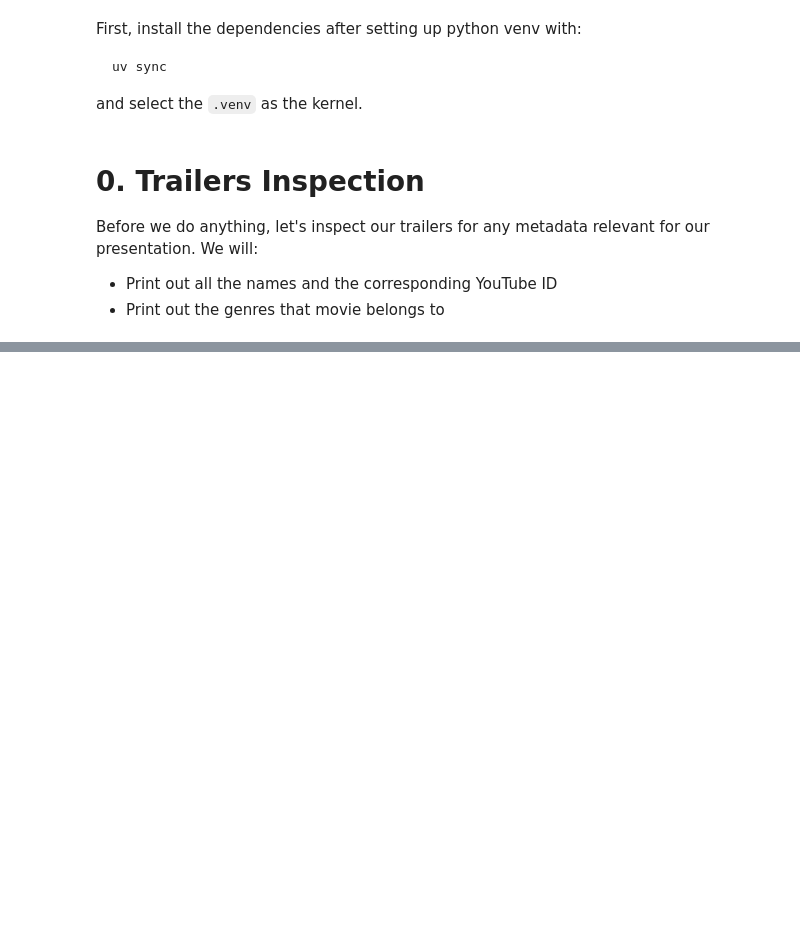
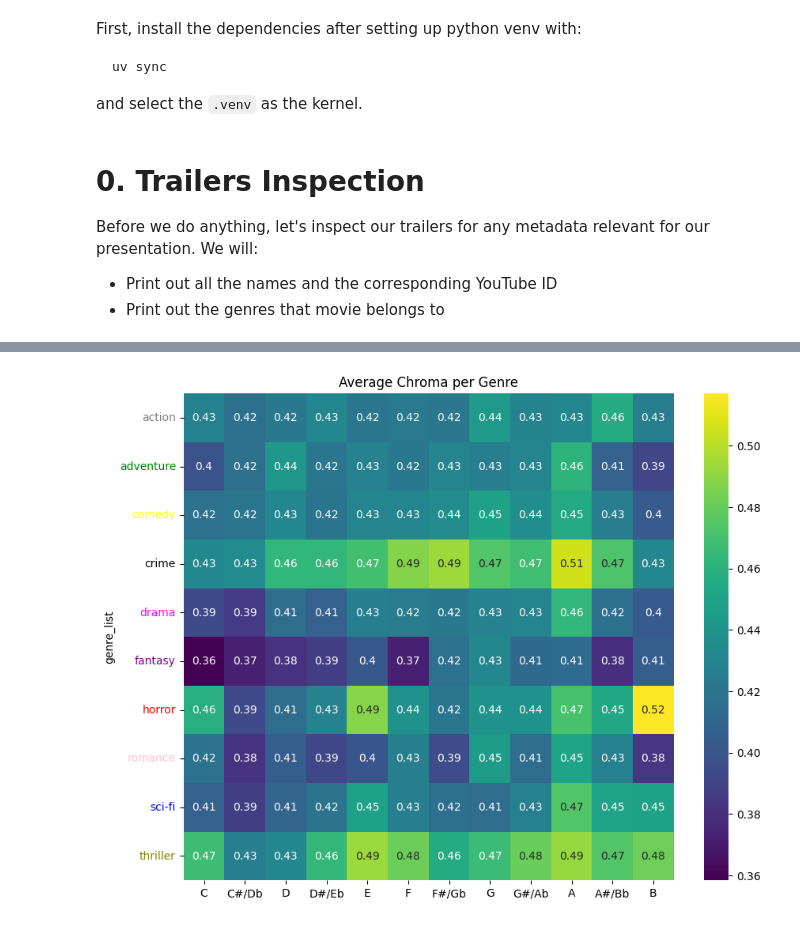
Before and after one commit to danit-niwattananan-personal/tum_nlp-projektwoche, a Jupyter notebook: audio_playground.ipynb, the cells around one changed output, grey strips where cells are left out. Cells and saved outputs as stored; diff of their text form; code cells hidden in the pictures; blank space fills up the shorter version.

```diff
--- a/audio_playground.ipynb
+++ b/audio_playground.ipynb
@@ -89,13 +89,6 @@ print(f"\n{'='*80}")
 print("DOWNLOADED TRAILERS ANALYSIS")
 print(f"{'='*80}")
 
-for i, info in enumerate(trailer_info, 1):
-    print(f"\n{i}. {info['movie_title']}")
-    print(f"   YouTube ID: {info['youtube_id']}")
-    print(f"   IMDB ID: {info['imdb_id']}")
-    print(f"   Genres: {info['genre_string']}")
-    print(f"   File: {info['file_path']}")
-
 # 6. Create a summary DataFrame
 if trailer_info:
     summary_df = pd.DataFrame(trailer_info)
@@ -105,7 +98,7 @@ if trailer_info:
     print(summary_df[['movie_title', 'youtube_id', 'imdb_id', 'genre_string']].to_string(index=False))
 
     # Save to CSV for easy reference
-    summary_df.to_csv('data/downloaded_trailers_summary.csv', index=False)
+    # summary_df.to_csv('data/downloaded_trailers_summary.csv', index=False)
     print(f"\nSummary saved to: data/downloaded_trailers_summary.csv")
 else:
     print("\nNo trailer information could be extracted.")
@@ -142,0 +484,18 @@ fantasy       3
+# %%
+import seaborn as sns
+chroma_cols = [col for col in df_avg.columns if col.startswith('chroma')]
+chroma_meaning = ['C', 'C#/Db', 'D', 'D#/Eb', 'E', 'F', 'F#/Gb', 'G', 'G#/Ab', 'A', 'A#/Bb', 'B']
+
+plt.figure(figsize=(10,8))
+ax = sns.heatmap(df_avg.set_index('genre_list')[chroma_cols], annot=True, cmap='viridis', xticklabels=chroma_meaning)
+plt.title('Average Chroma per Genre')
+
+ax_ylabels = ax.get_yticklabels()
+
+# Apply colors to y-tick labels
+for label, color in zip(ax_ylabels, bar_colors):
+    label.set_color(color)
+plt.draw()
+plt.show()
+# %% [output]
+[figure, added]
```
Also changed, not shown: parts of 10 cells of this notebook.
